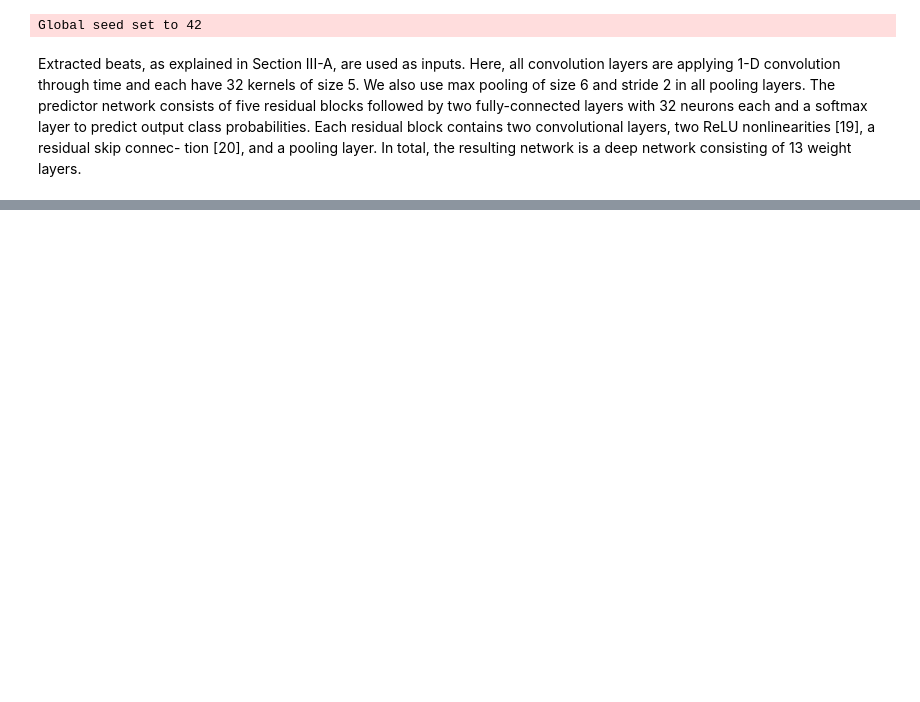
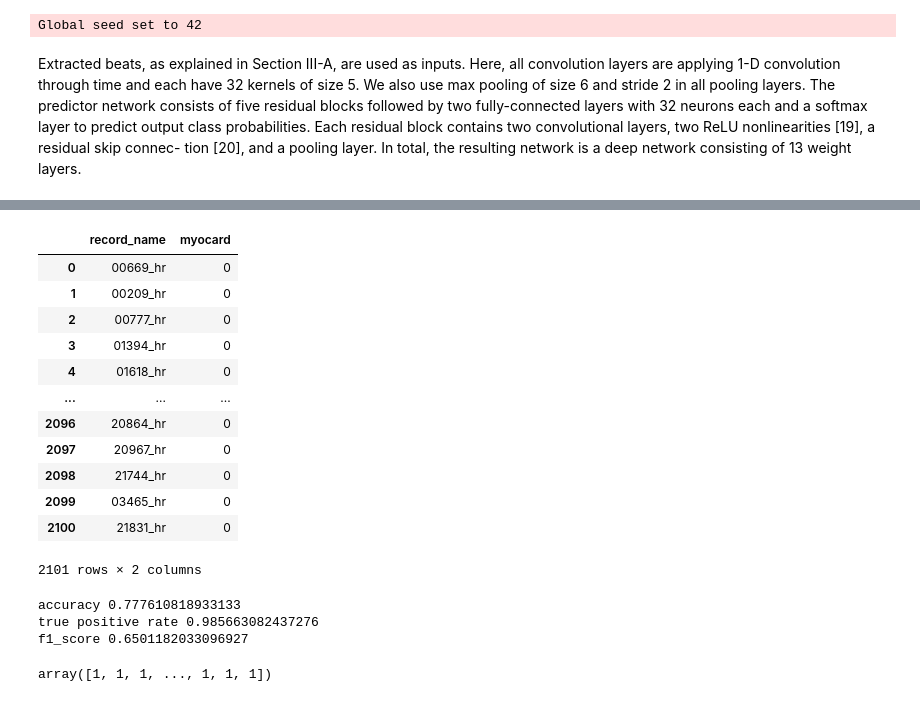
Before and after one commit to boldirev-as/AIIJC-medtech23, a Jupyter notebook: model_training.ipynb, the cells around one changed output, grey strips where cells are left out. Drawn from its saved outputs; the diff is of its cells as text; code cells hidden in the pictures; blank space fills up the shorter version.

```diff
--- a/model_training.ipynb
+++ b/model_training.ipynb
@@ -472,0 +498,17 @@ ResNet1D(
+# %%
+df_og = pd.read_csv("./train/train_gts.csv")
+df_og
+# %% [output]
+|  | record_name | myocard |
+| 0 | 00669_hr | 0 |
+| 1 | 00209_hr | 0 |
+| 2 | 00777_hr | 0 |
+| 3 | 01394_hr | 0 |
+| 4 | 01618_hr | 0 |
+| ... | ... | ... |
+| 2096 | 20864_hr | 0 |
+| 2097 | 20967_hr | 0 |
+| 2098 | 21744_hr | 0 |
+| 2099 | 03465_hr | 0 |
+| 2100 | 21831_hr | 0 |
+2101 rows × 2 columns
@@ -472,0 +517,29 @@ ResNet1D(
+# %%
+tp,tn,fp,fn = 0,0,0,0
+
+predicts = []
+for k, v in preds.items():
+    predicts.append(round(v))
+    predicted_class = round(v)
+    actual_class = df_og[df_og["record_name"] == k]["myocard"].values[0]
+
+    if actual_class == 1 and predicted_class == 1:
+        tp += 1
+    elif actual_class == 0 and predicted_class == 0:
+        tn += 1
+    elif actual_class == 0 and predicted_class == 1:
+        fp += 1
+    elif actual_class == 1 and predicted_class == 0:
+        fn += 1
+precision = tp/(tp+fp)
+recall = tp/(tp+fn)
+print("accuracy", (tp + tn)/len(preds))
+print("true positive rate, recall", (tp/(tp+fn)))
+print("f1_score", 2*(precision*recall)/(precision+recall))
+predicts = np.array(predicts)
+predicts
+# %% [output]
+accuracy 0.777610818933133
+true positive rate 0.985663082437276
+f1_score 0.6501182033096927
+array([1, 1, 1, ..., 1, 1, 1])
```
Also changed, not shown: parts of 9 cells of this notebook.
